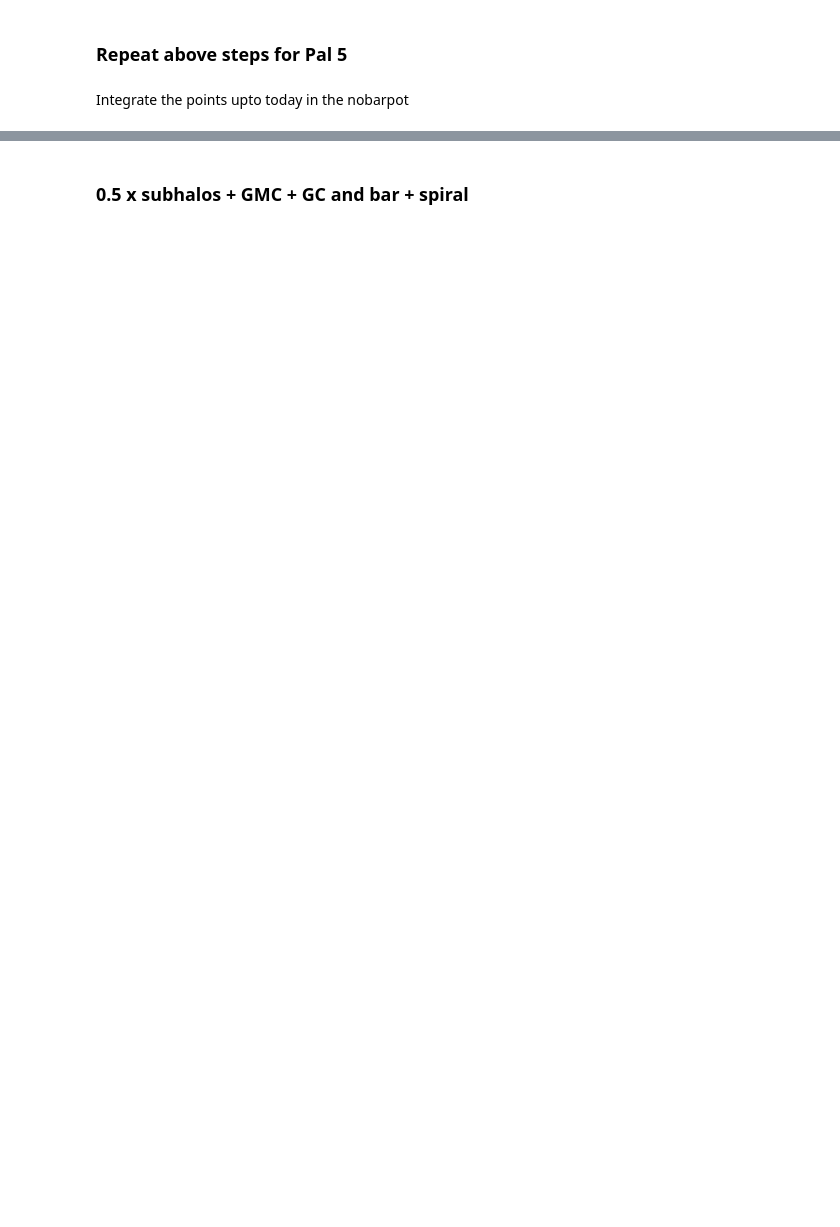
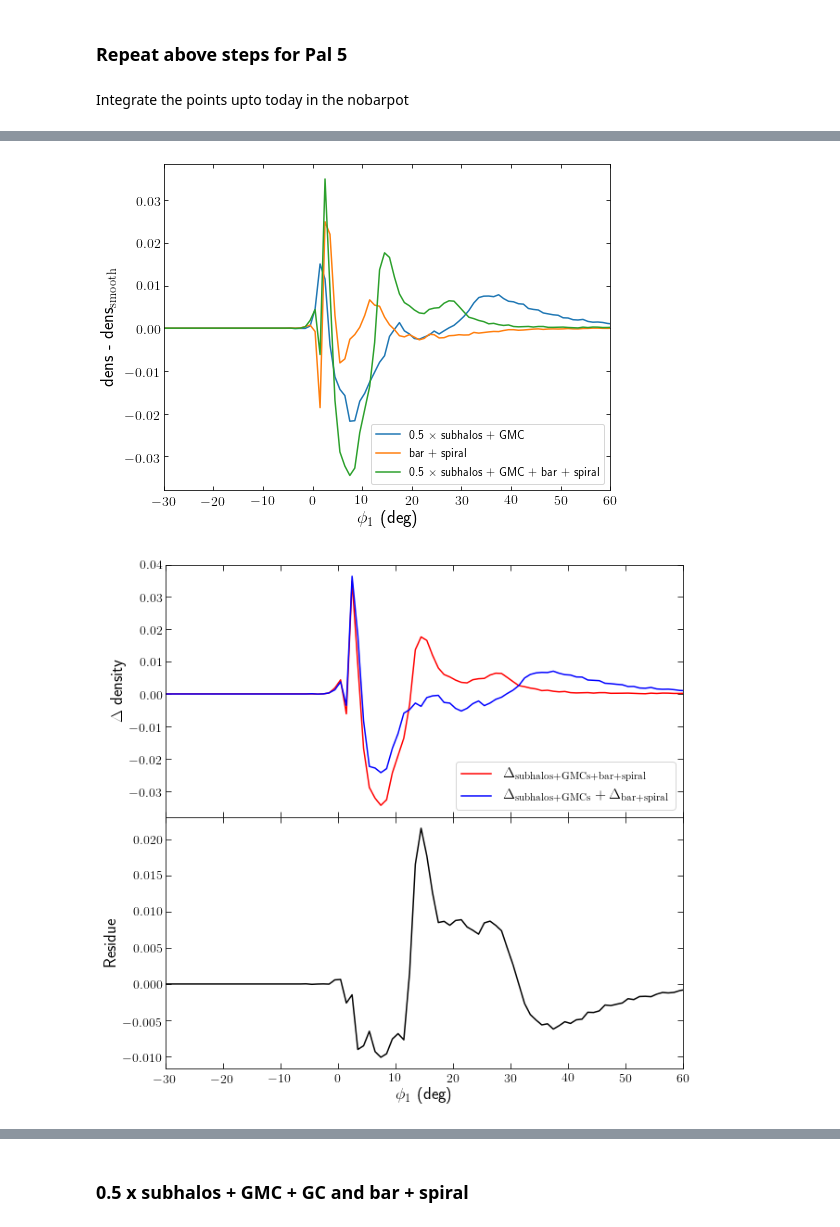
Before and after one commit to nbanik/Analyze_GD-1, a Jupyter notebook: spraydf_combine_bar+spiral and subhalos.ipynb, the cells around one changed output, grey strips where cells are left out. Drawn from its saved outputs; the diff is of its cells as text; code cells hidden in the pictures; blank space fills up the shorter version.

```diff
--- a/spraydf_combine_bar+spiral and subhalos.ipynb
+++ b/spraydf_combine_bar+spiral and subhalos.ipynb
@@ -880,0 +981,5 @@ bin edges : [-8.         -6.3220339  -4.6440678  -2.96610169 -1.28813559  0.3898
+# %%
+plot_compare(ind = 3)
+# %% [output]
+[figure, added]
+[figure, added]
```
Also changed, not shown: parts of 27 cells of this notebook, 1 other file.
